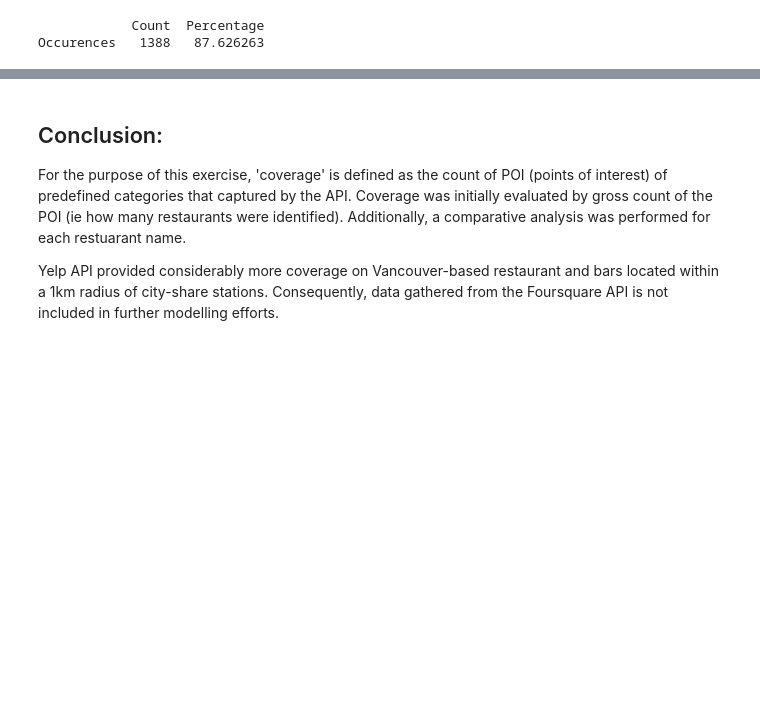
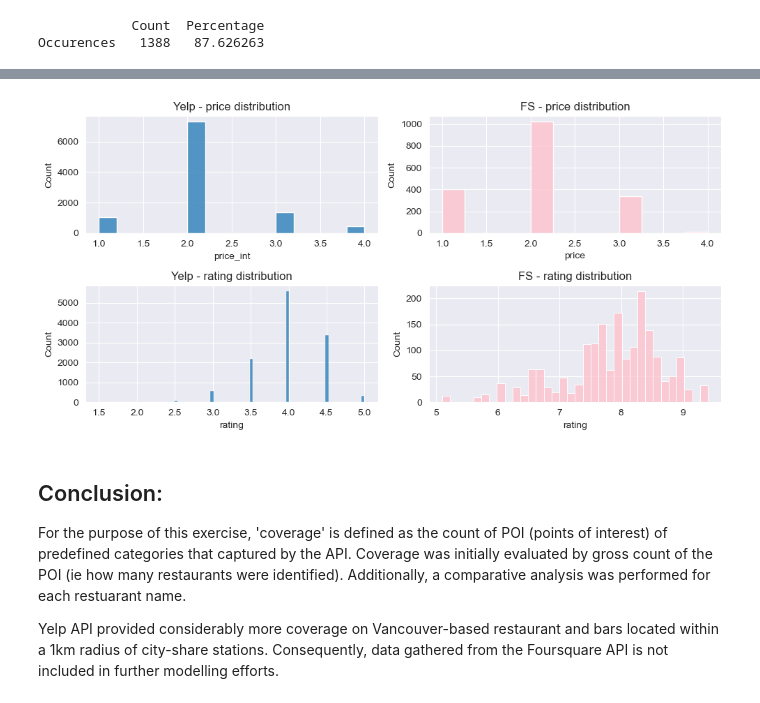
Before and after one commit to j-lepard/LHL-Statistics, a Jupyter notebook: notebooks/02.yelp_foursquare_EDA.ipynb, the cells around one changed output, grey strips where cells are left out. Drawn from its saved outputs; the diff is of its cells as text; code cells hidden in the pictures; blank space fills up the shorter version.

```diff
--- a/notebooks/02.yelp_foursquare_EDA.ipynb
+++ b/notebooks/02.yelp_foursquare_EDA.ipynb
@@ -462,0 +468,15 @@ Occurences   1388   87.626263
+# %%
+import pandas as pd
+
+## Remediate the Price in YELP
+YELP_df_clean = YELP_df.copy()
+# Function to convert dollar signs to integers
+def dollar_to_int(value):
+    if isinstance(value, str):
+        return len(value)
+    else:
+        return None
+
+YELP_df_clean['price_int'] = YELP_df['price'].apply(dollar_to_int)
+YELP_df_clean.drop('price', axis=1, inplace=True)
+YELP_df_clean
@@ -463,3 +509,31 @@ Occurences   1388   87.626263
+# %%
+## Visualize Distribution of RATING, DISTANCE, PRICE
+
+import warnings
+warnings.simplefilter(action='ignore', category=FutureWarning)
+import matplotlib.pyplot as plt
+import seaborn as sns
+
+## Figure Layout and Aesthetic
+fig, axes = plt.subplots(2,2, figsize=(10,5)) # 1 column, 2 row
+
+## PRICE - HISTOGRAM
+sns.histplot(YELP_df_clean, x='price_int', ax=axes[0][0])
+axes[0][0].set_title('Yelp - price distribution')
+
+sns.histplot(FS_df, x='price', ax=axes[0][1], color='pink')
+axes[0][1].set_title('FS - price distribution')
+
+### RATING
+sns.histplot(YELP_df_clean, x='rating', ax=axes[1][0])
+axes[1][0].set_title('Yelp - rating distribution')
+
+sns.histplot(FS_df, x='rating', ax=axes[1][1], color='pink')
+axes[1][1].set_title('FS - rating distribution')
+
+plt.tight_layout()
+# %% [output]
+[figure, added]
 # %% [markdown]
 ## Conclusion:
 
```
Also changed, not shown: parts of 4 cells of this notebook.
